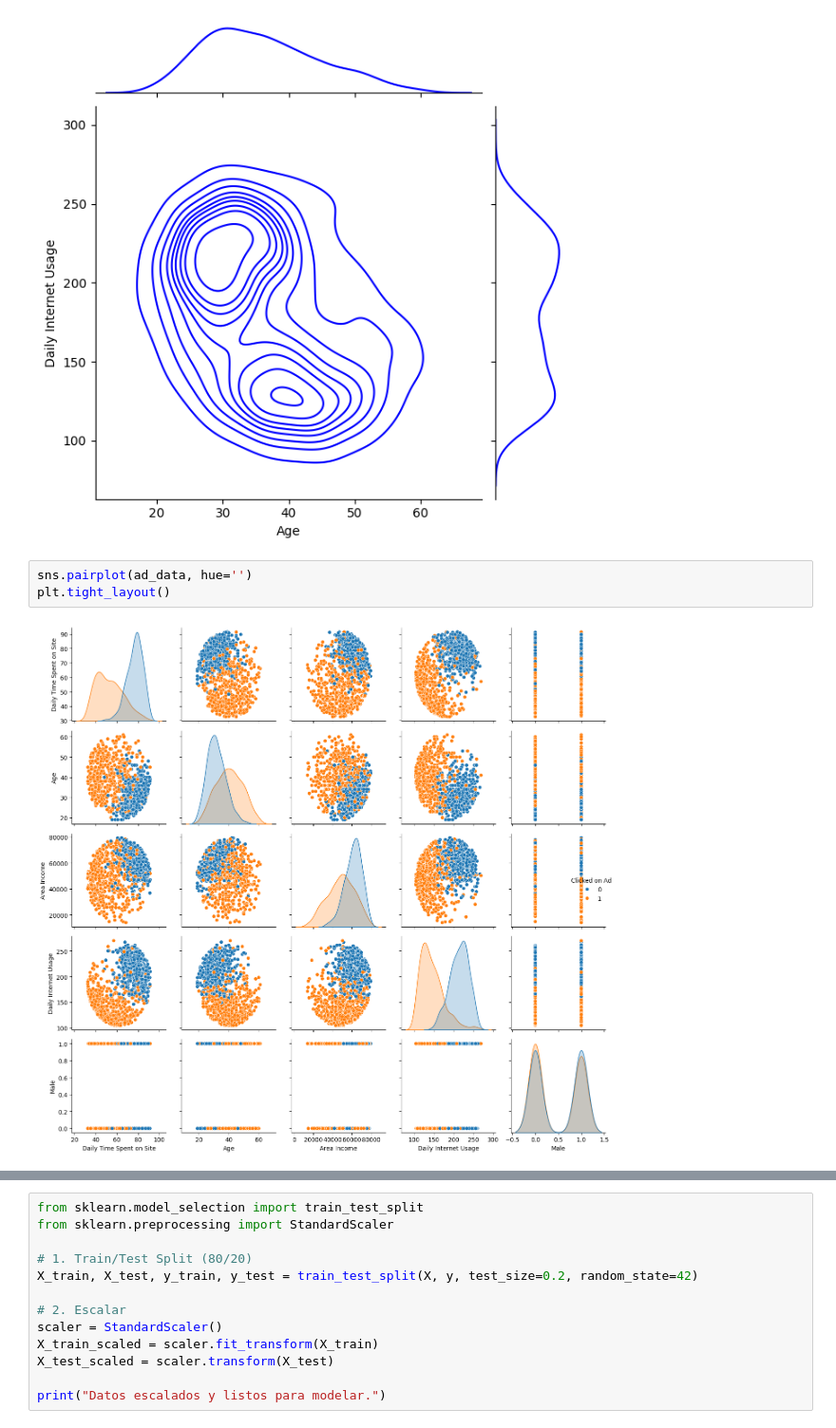
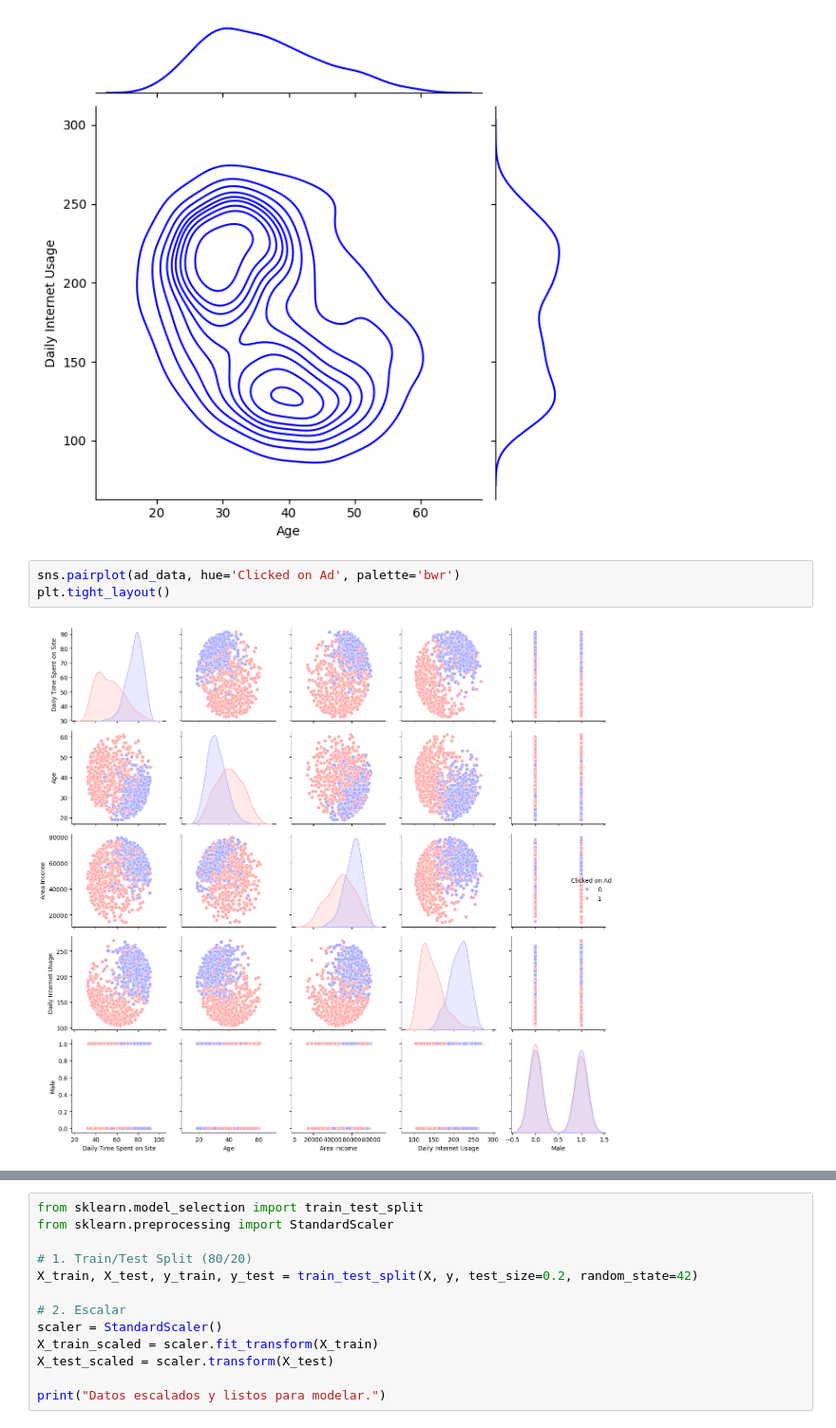
Before and after one commit to Dreyeles/jupyter_modDatos, a Jupyter notebook: s06_clasificacion_analisis_discriminante/notebooks/advertising.ipynb, the cells around one changed output, grey strips where cells are left out. Shown at 95% size. Drawn from its saved outputs; the diff is of its cells as text.

```diff
--- a/s06_clasificacion_analisis_discriminante/notebooks/advertising.ipynb
+++ b/s06_clasificacion_analisis_discriminante/notebooks/advertising.ipynb
@@ -53,10 +64,10 @@ sns.jointplot(x='Age', y='Daily Internet Usage', data=ad_data, color='blue', kin
 <seaborn.axisgrid.JointGrid at 0x...>
 [figure]
 # %%
-sns.pairplot(ad_data, hue='')
+sns.pairplot(ad_data, hue='Clicked on Ad', palette='bwr')
 plt.tight_layout()
 # %% [output]
-[figure, old version]
+[figure, new version]
 # %%
 # 1. Eliminar columnas que no usaremos
 #ad_data.drop(['Ad Topic Line', 'City', 'Country', 'Timestamp'], axis=1, inplace=True)
```
Also changed, not shown: parts of 6 cells of this notebook, 1 other file.
